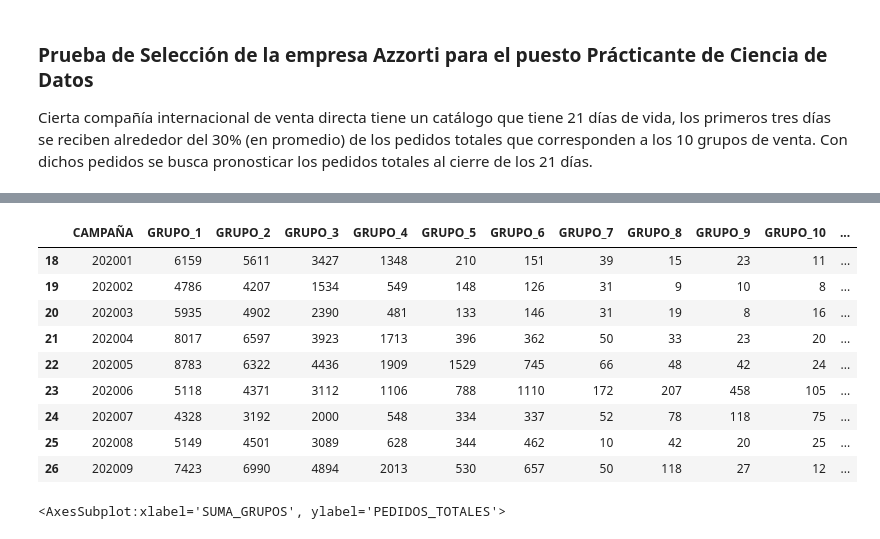
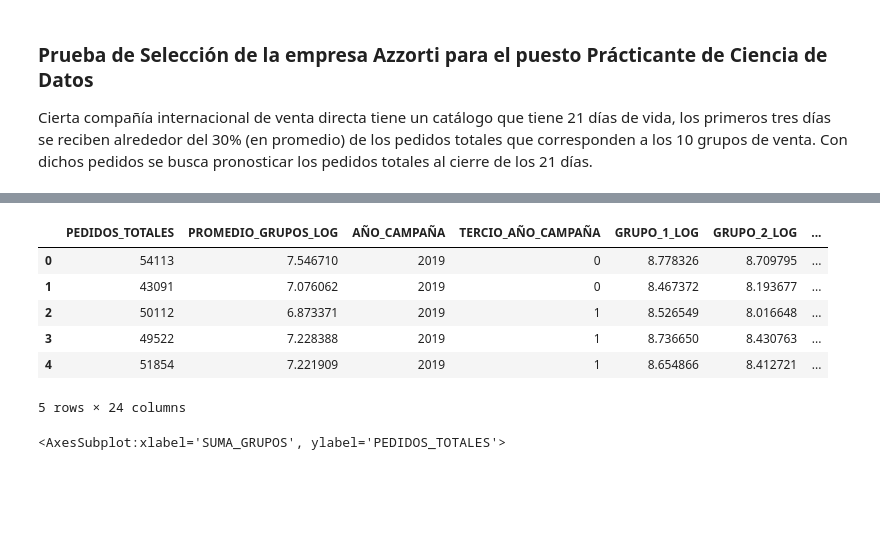
Before and after one commit to felipeturing/azzorti, a Jupyter notebook: Prueba-de-seleccion.ipynb, the cells around one changed output, grey strips where cells are left out. Saved outputs shown, nothing was run; the diff lists cells and outputs as text; code cells hidden in the pictures; blank space fills up the shorter version.

Commit message:
Datos limpios y caracterizados

```diff
--- a/Prueba-de-seleccion.ipynb
+++ b/Prueba-de-seleccion.ipynb
@@ -72,5 +67,34 @@ plt.show()
 # %%
-datos['SUMA_GRUPOS'] = datos['GRUPO_1'] + datos['GRUPO_2'] + datos['GRUPO_3'] + datos['GRUPO_4'] + datos['GRUPO_5'] + datos['GRUPO_6'] + datos['GRUPO_7'] + datos['GRUPO_8'] + datos['GRUPO_9'] + datos['GRUPO_10']
-datos[ datos['CAMPAÑA'] > 2020 ].CAMPAÑA = 2020
-datos[ datos['CAMPAÑA'] > 202000 ]  # Primeras 5 campañas del 2020
+%%time
+suma_grupos = datos['GRUPO_1'] + datos['GRUPO_2'] + datos['GRUPO_3'] + datos['GRUPO_4'] + datos['GRUPO_5'] + datos['GRUPO_6'] + datos['GRUPO_7'] + datos['GRUPO_8'] + datos['GRUPO_9'] + datos['GRUPO_10']
+datos['PROMEDIO_GRUPOS_LOG'] = np.log( suma_grupos / 10 )
+datos['AÑO_CAMPAÑA'] = datos['CAMPAÑA'] // 100
+datos['TERCIO_AÑO_CAMPAÑA'] = (datos['CAMPAÑA'] % 100) // 3 # Falta optimizar esta característica
+
+datos['GRUPO_1_LOG'] = np.log(datos['GRUPO_1'])
+datos['GRUPO_2_LOG'] = np.log(datos['GRUPO_2'])
+datos['GRUPO_3_LOG'] = np.log(datos['GRUPO_3'])
+datos['GRUPO_4_LOG'] = np.log(datos['GRUPO_4'])
+datos['GRUPO_5_LOG'] = np.log(datos['GRUPO_5'])
+datos['GRUPO_6_LOG'] = np.log(datos['GRUPO_6'])
+datos['GRUPO_7_LOG'] = np.log(datos['GRUPO_7'])
+datos['GRUPO_8_LOG'] = np.log(datos['GRUPO_8'])
+datos['GRUPO_9_LOG'] = np.log(datos['GRUPO_9'])
+datos['GRUPO_10_LOG'] = np.log(datos['GRUPO_10'])
+#datos['PEDIDOS_TOTALES_LOG'] = np.log(datos['PEDIDOS_TOTALES'])
+
+datos['CAMBIO_PORCENTUAL_GRUPO_1'] = (datos['GRUPO_1'].pct_change()).fillna(0)
+datos['CAMBIO_PORCENTUAL_GRUPO_2'] = (datos['GRUPO_2'].pct_change()).fillna(0)
+datos['CAMBIO_PORCENTUAL_GRUPO_3'] = (datos['GRUPO_3'].pct_change()).fillna(0)
+datos['CAMBIO_PORCENTUAL_GRUPO_4'] = (datos['GRUPO_4'].pct_change()).fillna(0)
+datos['CAMBIO_PORCENTUAL_GRUPO_5'] = (datos['GRUPO_5'].pct_change()).fillna(0)
+datos['CAMBIO_PORCENTUAL_GRUPO_6'] = (datos['GRUPO_6'].pct_change()).fillna(0)
+datos['CAMBIO_PORCENTUAL_GRUPO_7'] = (datos['GRUPO_7'].pct_change()).fillna(0)
+datos['CAMBIO_PORCENTUAL_GRUPO_8'] = (datos['GRUPO_8'].pct_change()).fillna(0)
+datos['CAMBIO_PORCENTUAL_GRUPO_9'] = (datos['GRUPO_9'].pct_change()).fillna(0)
+datos['CAMBIO_PORCENTUAL_GRUPO_10'] = (datos['GRUPO_10'].pct_change()).fillna(0)
+
+datos = datos.drop(columns=['GRUPO_1', 'GRUPO_2', 'GRUPO_3', 'GRUPO_4', 'GRUPO_5', 'GRUPO_6',
+                            'GRUPO_7', 'GRUPO_8', 'GRUPO_9', 'GRUPO_10', 'CAMPAÑA'])
+datos.head(5)
 # %% [output]
@@ -77,10 +103,7 @@ datos[ datos['CAMPAÑA'] > 202000 ]  # Primeras 5 campañas del 2020
-|  | CAMPAÑA | GRUPO_1 | GRUPO_2 | GRUPO_3 | GRUPO_4 | GRUPO_5 | GRUPO_6 | GRUPO_7 | GRUPO_8 | GRUPO_9 | GRUPO_10 | ... |
-| 18 | 202001 | 6159 | 5611 | 3427 | 1348 | 210 | 151 | 39 | 15 | 23 | 11 | ... |
-| 19 | 202002 | 4786 | 4207 | 1534 | 549 | 148 | 126 | 31 | 9 | 10 | 8 | ... |
-| 20 | 202003 | 5935 | 4902 | 2390 | 481 | 133 | 146 | 31 | 19 | 8 | 16 | ... |
-| 21 | 202004 | 8017 | 6597 | 3923 | 1713 | 396 | 362 | 50 | 33 | 23 | 20 | ... |
-| 22 | 202005 | 8783 | 6322 | 4436 | 1909 | 1529 | 745 | 66 | 48 | 42 | 24 | ... |
-| 23 | 202006 | 5118 | 4371 | 3112 | 1106 | 788 | 1110 | 172 | 207 | 458 | 105 | ... |
-| 24 | 202007 | 4328 | 3192 | 2000 | 548 | 334 | 337 | 52 | 78 | 118 | 75 | ... |
-| 25 | 202008 | 5149 | 4501 | 3089 | 628 | 344 | 462 | 10 | 42 | 20 | 25 | ... |
-| 26 | 202009 | 7423 | 6990 | 4894 | 2013 | 530 | 657 | 50 | 118 | 27 | 12 | ... |
+|  | PEDIDOS_TOTALES | PROMEDIO_GRUPOS_LOG | AÑO_CAMPAÑA | TERCIO_AÑO_CAMPAÑA | GRUPO_1_LOG | GRUPO_2_LOG | ... |
+| 0 | 54113 | 7.546710 | 2019 | 0 | 8.778326 | 8.709795 | ... |
+| 1 | 43091 | 7.076062 | 2019 | 0 | 8.467372 | 8.193677 | ... |
+| 2 | 50112 | 6.873371 | 2019 | 1 | 8.526549 | 8.016648 | ... |
+| 3 | 49522 | 7.228388 | 2019 | 1 | 8.736650 | 8.430763 | ... |
+| 4 | 51854 | 7.221909 | 2019 | 1 | 8.654866 | 8.412721 | ... |
+5 rows × 24 columns
```
Also changed, not shown: parts of 15 cells of this notebook.
